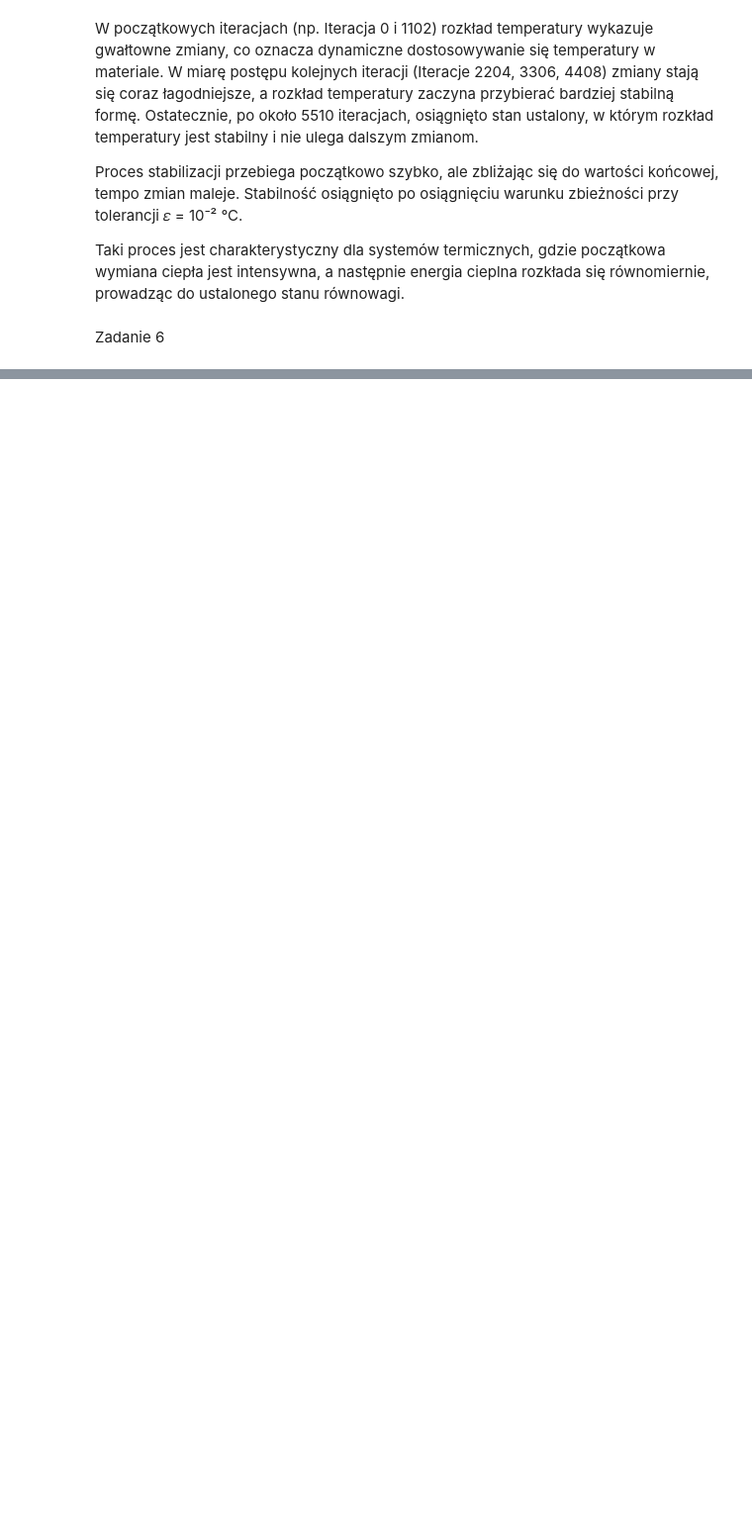
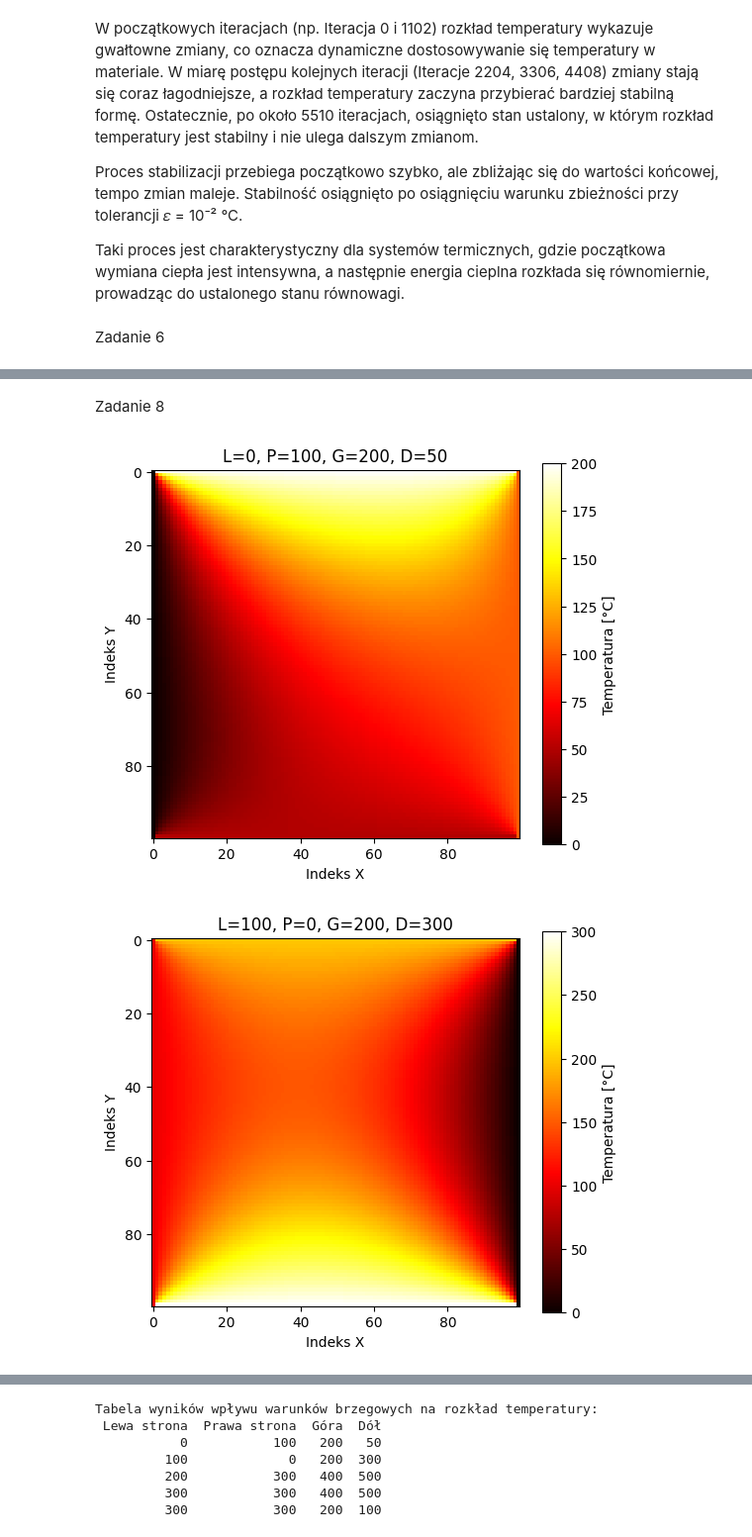
Before and after one commit to mareksigmund/Rozwi-zywanie-zada--odwrotnych, a Jupyter notebook: LAB_2/Lab_2.ipynb, the cells around one changed output, grey strips where cells are left out. Shown at 99% size. Drawn from its saved outputs; the diff is of its cells as text; code cells hidden in the pictures; blank space fills up the shorter version.

```diff
--- a/LAB_2/Lab_2.ipynb
+++ b/LAB_2/Lab_2.ipynb
@@ -820,0 +944,54 @@ Zadanie 6
+# %% [markdown]
+Zadanie 8
+# %%
+import numpy as np
+import matplotlib.pyplot as plt
+import pandas as pd
+
+# Stałe parametry symulacji
+Nx, Ny = 100, 100
+max_iter = 10000
+tolerance = 0.001
+kal = 237.0
+
+# Lista warunków brzegowych do testów
+boundary_conditions = [
+    (0, 100, 200, 50),
+    (100, 0, 200, 300),
+    (200, 300, 400, 500),
+    (300, 300, 400, 500),
+    (300, 300, 200, 100)
+]
+
+# Lista wyników
+results = []
+
+# Wykonanie testów i rysowanie wykresów osobno
+for i, (TL, TR, TU, TD) in enumerate(boundary_conditions):
+    k_values_2D = np.ones((Ny, Nx)) * kal
+    temperatures = simulate_heat_transfer_nonhomogeneous2D(Nx, Ny, TU, TD, TL, TR, k_values_2D, max_iter, tolerance)
+
+    # Zapis wyników
+    results.append((TL, TR, TU, TD))
+
+    # Wykres dla każdej konfiguracji w osobnym oknie
+    plt.figure(figsize=(6, 5))
+    plt.imshow(temperatures, cmap='hot', interpolation='nearest')
+    plt.colorbar(label='Temperatura [°C]')
+    plt.title(f"L={TL}, P={TR}, G={TU}, D={TD}")
+    plt.xlabel("Indeks X")
+    plt.ylabel("Indeks Y")
+    plt.show()
+
+# Tworzenie tabeli wyników
+df_results = pd.DataFrame(results, columns=["Lewa strona", "Prawa strona", "Góra", "Dół"])
+
+# Wyświetlenie tabeli wyników
+print("\nTabela wyników wpływu warunków brzegowych na rozkład temperatury:")
+print(df_results.to_string(index=False))
+
+# Opcjonalnie: Zapis do pliku CSV
+df_results.to_csv("wyniki_warunki_brzegowe.csv", index=False)
+# %% [output]
+[figure, added]
+[figure, added]
@@ -820,0 +1001,7 @@ Zadanie 6
+Tabela wyników wpływu warunków brzegowych na rozkład temperatury:
+ Lewa strona  Prawa strona  Góra  Dół
+           0           100   200   50
+         100             0   200  300
+         200           300   400  500
+         300           300   400  500
+         300           300   200  100
```
Also changed, not shown: parts of 19 cells of this notebook, 1 other file.
